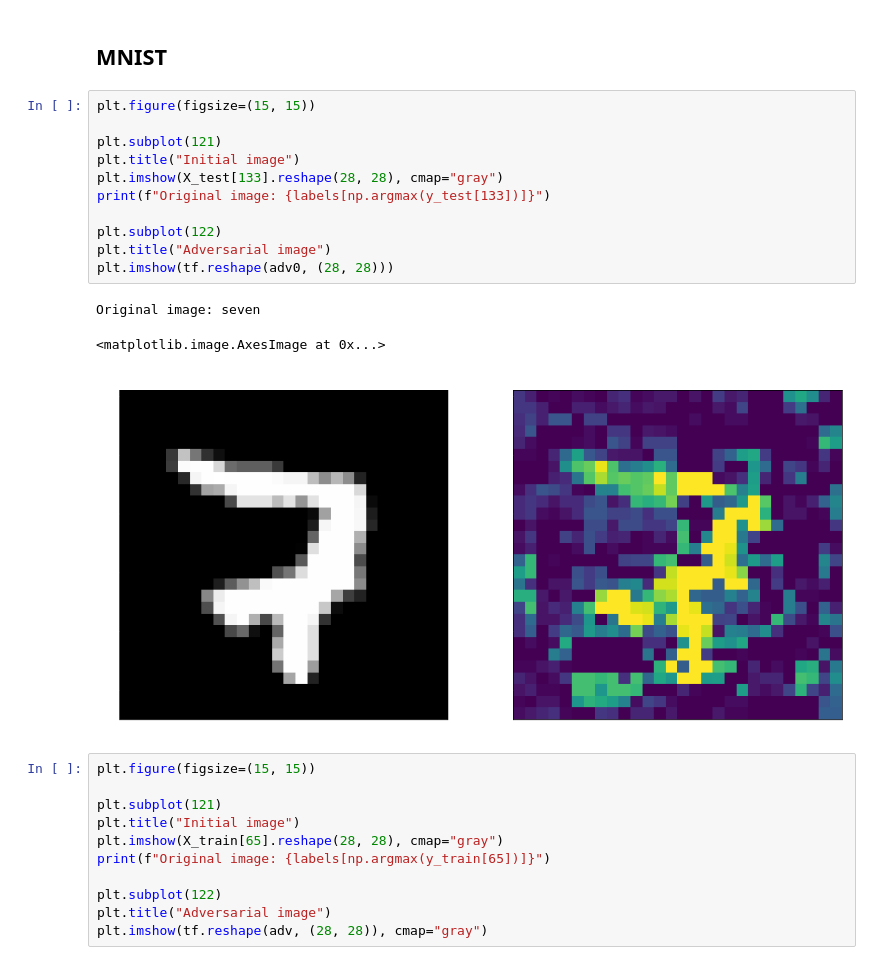
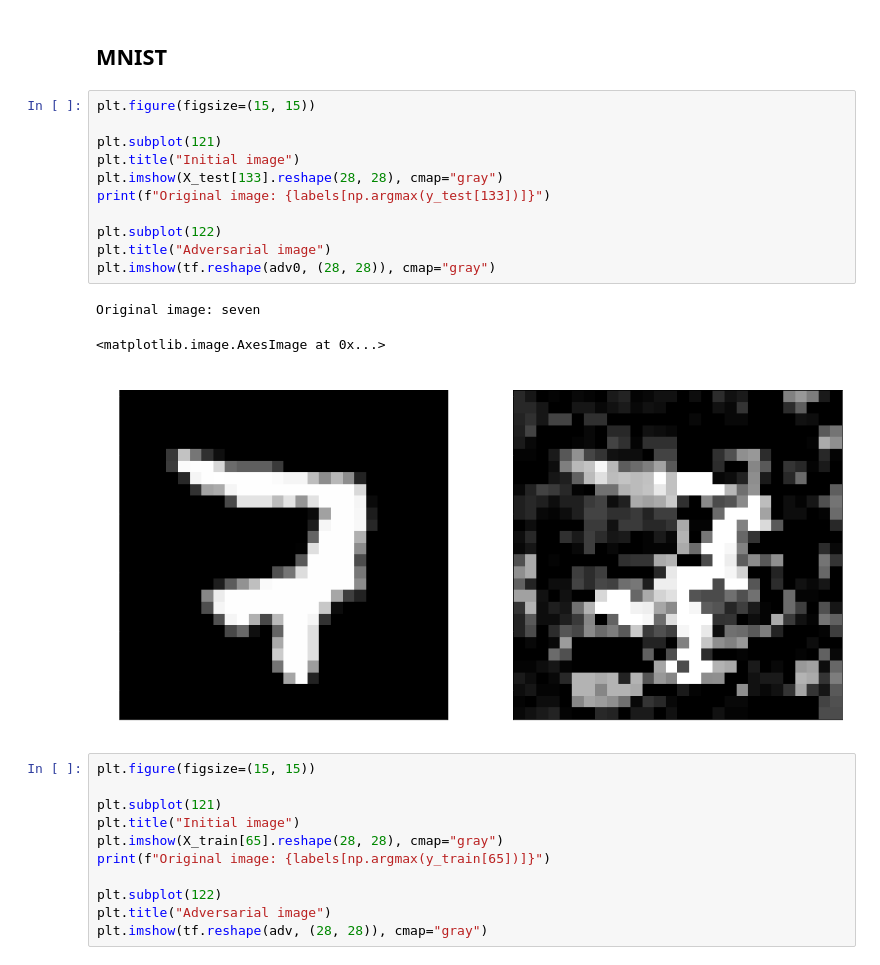
Before and after one commit to Dimanssional/Adversial-Attacks-Methods, a Jupyter notebook: Adversarial_Algorithms/adversarial_experiments.ipynb, the cells around one changed output. Drawn from its saved outputs; the diff is of its cells as text.

```diff
--- a/Adversarial_Algorithms/adversarial_experiments.ipynb
+++ b/Adversarial_Algorithms/adversarial_experiments.ipynb
@@ -180,18 +180,18 @@ adv1, pert1 = bim1.adversarial_pattern(image1, true_label=true_label1, alpha=0.3
 # %%
 plt.figure(figsize=(15, 15))
 
 plt.subplot(121)
 plt.title("Initial image")
 plt.imshow(X_test[133].reshape(28, 28), cmap="gray")
 print(f"Original image: {labels[np.argmax(y_test[133])]}")
 
 plt.subplot(122)
 plt.title("Adversarial image")
-plt.imshow(tf.reshape(adv0, (28, 28)))
+plt.imshow(tf.reshape(adv0, (28, 28)), cmap="gray")
 # %% [output]
 Original image: seven
 <matplotlib.image.AxesImage at 0x...>
-[figure, old version]
+[figure, new version]
 # %%
 plt.figure(figsize=(15, 15))
 
```
Also changed, not shown: 3 other files.
